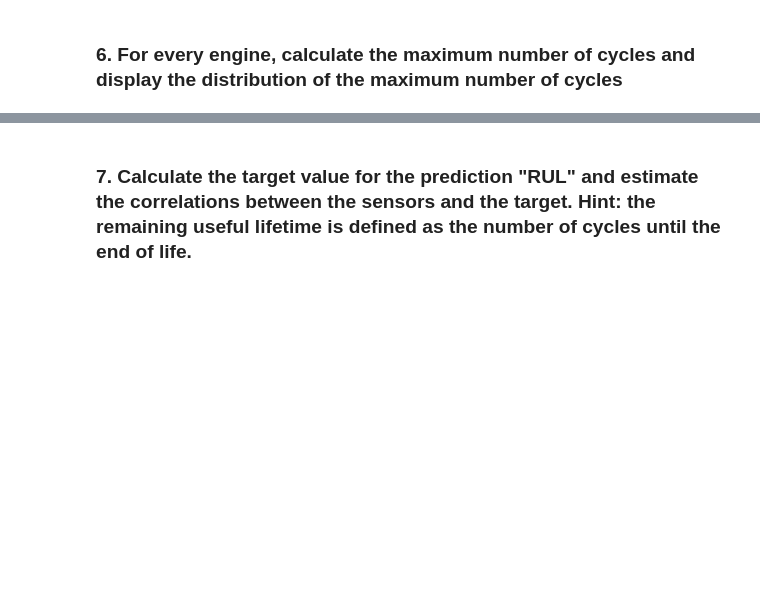
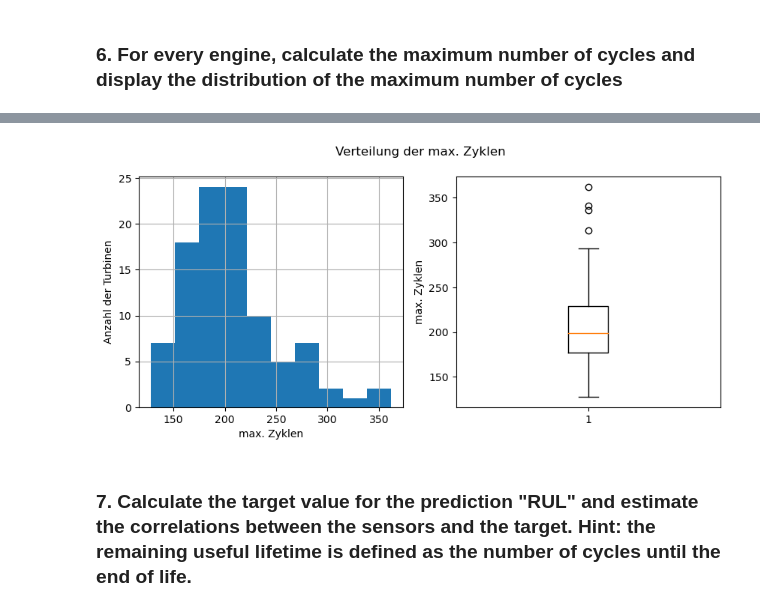
Before and after one commit to diyankacharov/ml_group_work-, a Jupyter notebook: Task/Data_Understanding_Task.ipynb, the cells around one changed output, grey strips where cells are left out. Saved outputs shown, nothing was run; the diff lists cells and outputs as text; code cells hidden in the pictures; blank space fills up the shorter version.

```diff
--- a/Task/Data_Understanding_Task.ipynb
+++ b/Task/Data_Understanding_Task.ipynb
@@ -141,2 +155,6 @@ for parameter in df.columns[5:26]:
 # %% [markdown]
 ### 6. For every engine, calculate the maximum number of cycles and display the distribution of the maximum number of cycles
+# %%
+df_max_cycles = df[['Engine', 'Cycle']].groupby(['Engine']).max()
+df_max_cycles = df_max_cycles.rename(columns={'Cycle': 'Max_Cycles'})
+df_max_cycles
@@ -143,2 +176,18 @@ for parameter in df.columns[5:26]:
+# %%
+fig , axs = plt.subplots(figsize=(10,4), nrows=1, ncols=2)
+
+axs[0].hist(df_max_cycles)
+axs[0].grid(True)
+axs[0].set_xlabel('max. Zyklen')
+axs[0].set_ylabel('Anzahl der Turbinen')
+
+axs[1].boxplot(df_max_cycles)
+axs[1].set_ylabel('max. Zyklen')
+
+fig.suptitle('Verteilung der max. Zyklen')
+
+plt.show()
+# %% [output]
+[figure, added]
 # %% [markdown]
 ### 7. Calculate the target value for the prediction "RUL" and estimate the correlations between the sensors and the target. Hint: the remaining useful lifetime is defined as the number of cycles until the end of life.
```
Also changed, not shown: parts of 3 cells of this notebook, 1 other file.
